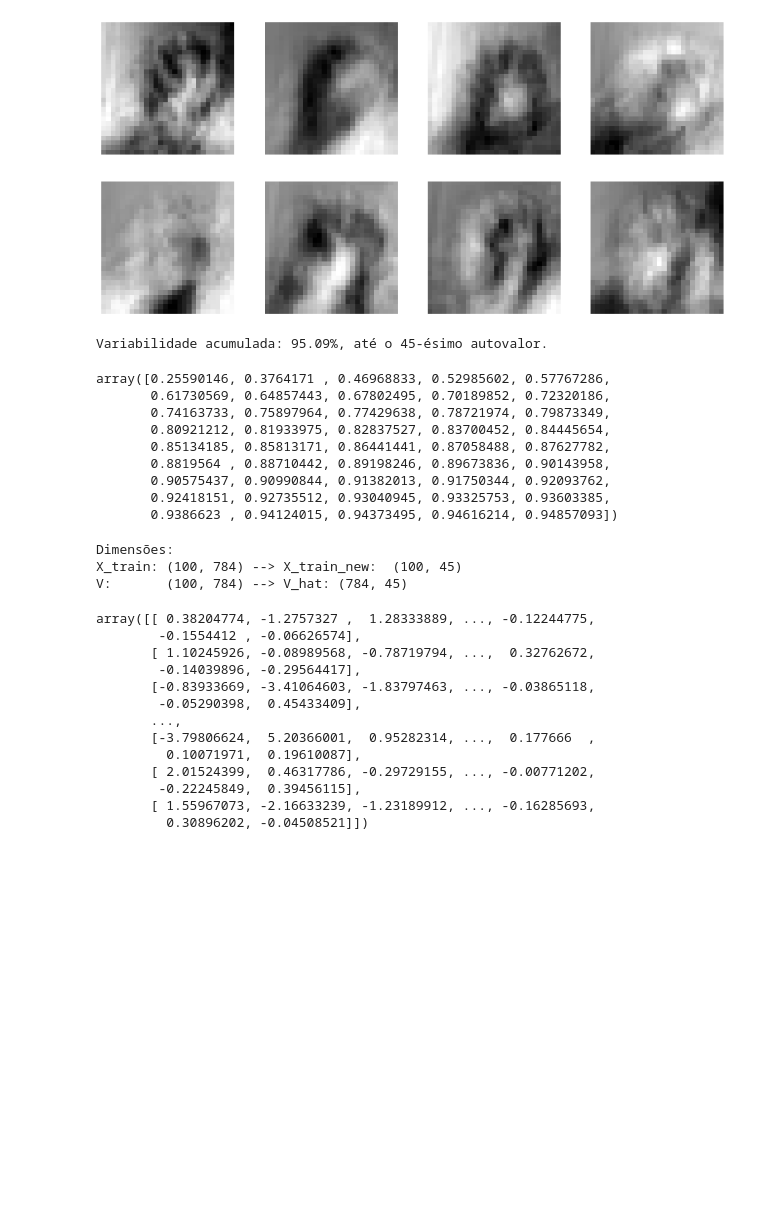
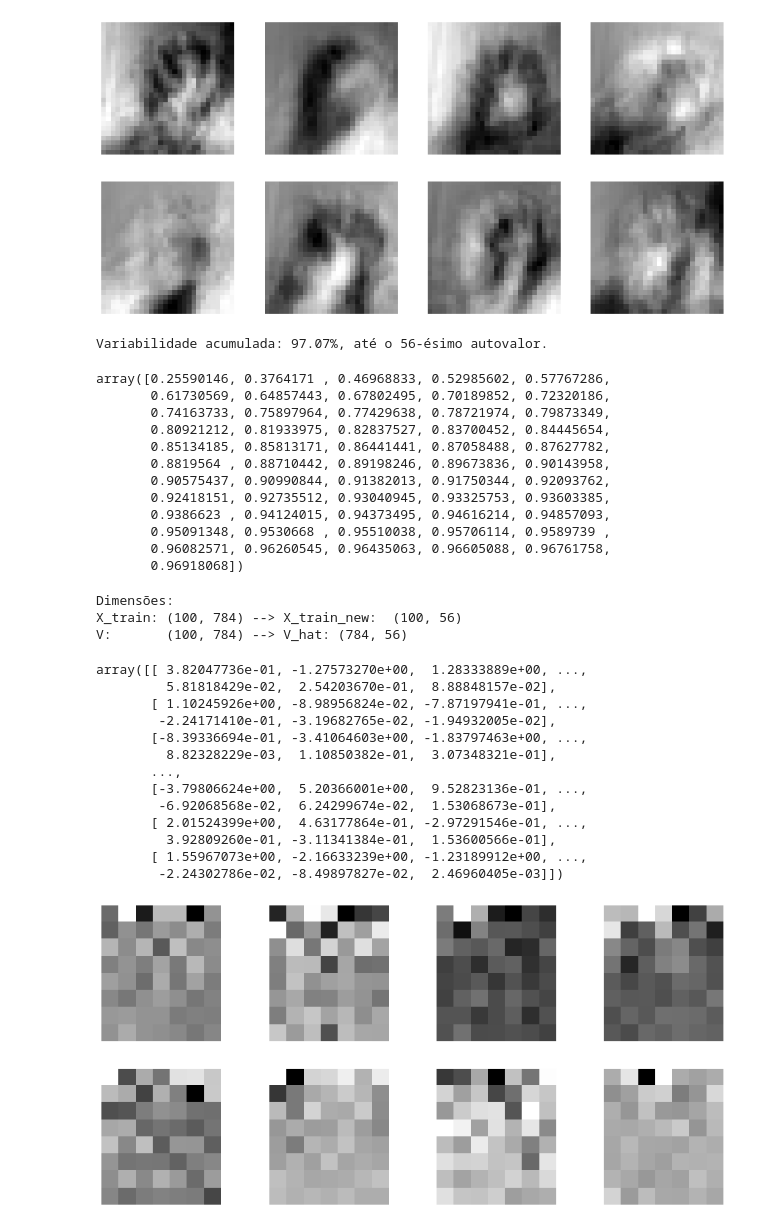
Before and after one commit to brunoprp/machine_learning, a Jupyter notebook: Notebooks/PCA_IMAGE.ipynb, the cells around one changed output. Cells and saved outputs as stored; diff of their text form; code cells hidden in the pictures; blank space fills up the shorter version.

```diff
--- a/Notebooks/PCA_IMAGE.ipynb
+++ b/Notebooks/PCA_IMAGE.ipynb
@@ -355,11 +350,11 @@ plt.show()
 # %% [output]
 [figure]
 # %%
-n_vari_acum = 0.95 # Variabilidade acumulada esperada
+n_vari_acum = 0.97 # Variabilidade acumulada esperada
 r_melhores = [ n for n, i in enumerate(varia_acum) if i > n_vari_acum ][0]
 print( 'Variabilidade acumulada: {:.2f}%, até o {:d}-ésimo autovalor.'.format(100 * varia_acum[r_melhores], r_melhores))
 # %% [output]
-Variabilidade acumulada: 95.09%, até o 45-ésimo autovalor.
+Variabilidade acumulada: 97.07%, até o 56-ésimo autovalor.
 # %%
 varia_acum[:r_melhores]
 # %% [output]
@@ -371,7 +366,10 @@ array([0.25590146, 0.3764171 , 0.46968833, 0.52985602, 0.57767286,
        0.8819564 , 0.88710442, 0.89198246, 0.89673836, 0.90143958,
        0.90575437, 0.90990844, 0.91382013, 0.91750344, 0.92093762,
        0.92418151, 0.92735512, 0.93040945, 0.93325753, 0.93603385,
-       0.9386623 , 0.94124015, 0.94373495, 0.94616214, 0.94857093])
+       0.9386623 , 0.94124015, 0.94373495, 0.94616214, 0.94857093,
+       0.95091348, 0.9530668 , 0.95510038, 0.95706114, 0.9589739 ,
+       0.96082571, 0.96260545, 0.96435063, 0.96605088, 0.96761758,
+       0.96918068])
 # %%
 # Ralizando a redução de dimensionalidade PCA
 V_new  = Vt[:r_melhores,:].T
@@ -385,21 +383,33 @@ print( 'V:       {:} --> V_hat: {:}'\
       .format(Vt.shape, V_new.shape) )
 # %% [output]
 Dimensões:
-X_train: (100, 784) --> X_train_new:  (100, 45)
-V:       (100, 784) --> V_hat: (784, 45)
+X_train: (100, 784) --> X_train_new:  (100, 56)
+V:       (100, 784) --> V_hat: (784, 56)
 # %%
 pca_3
 # %% [output]
-array([[ 0.38204774, -1.2757327 ,  1.28333889, ..., -0.12244775,
-        -0.1554412 , -0.06626574],
-       [ 1.10245926, -0.08989568, -0.78719794, ...,  0.32762672,
-        -0.14039896, -0.29564417],
-       [-0.83933669, -3.41064603, -1.83797463, ..., -0.03865118,
-        -0.05290398,  0.45433409],
+array([[ 3.82047736e-01, -1.27573270e+00,  1.28333889e+00, ...,
+         5.81818429e-02,  2.54203670e-01,  8.88848157e-02],
+       [ 1.10245926e+00, -8.98956824e-02, -7.87197941e-01, ...,
+        -2.24171410e-01, -3.19682765e-02, -1.94932005e-02],
+       [-8.39336694e-01, -3.41064603e+00, -1.83797463e+00, ...,
+         8.82328229e-03,  1.10850382e-01,  3.07348321e-01],
        ...,
-       [-3.79806624,  5.20366001,  0.95282314, ...,  0.177666  ,
-         0.10071971,  0.19610087],
-       [ 2.01524399,  0.46317786, -0.29729155, ..., -0.00771202,
-        -0.22245849,  0.39456115],
-       [ 1.55967073, -2.16633239, -1.23189912, ..., -0.16285693,
-         0.30896202, -0.04508521]])
+       [-3.79806624e+00,  5.20366001e+00,  9.52823136e-01, ...,
+        -6.92068568e-02,  6.24299674e-02,  1.53068673e-01],
+       [ 2.01524399e+00,  4.63177864e-01, -2.97291546e-01, ...,
+         3.92809260e-01, -3.11341384e-01,  1.53600566e-01],
+       [ 1.55967073e+00, -2.16633239e+00, -1.23189912e+00, ...,
+        -2.24302786e-02, -8.49897827e-02,  2.46960405e-03]])
+# %%
+plt.figure(figsize=(15,15))
+for i in range(8):
+    plt.subplot(4,4,i+1)
+    plt.xticks([])
+    plt.yticks([])
+    plt.grid(True)
+    img = np.reshape(pca_3[i], (8, 7))
+    plt.imshow(img, cmap=plt.cm.binary)
+plt.show()
+# %% [output]
+[figure, added]
```
Also changed, not shown: parts of 2 cells of this notebook.
